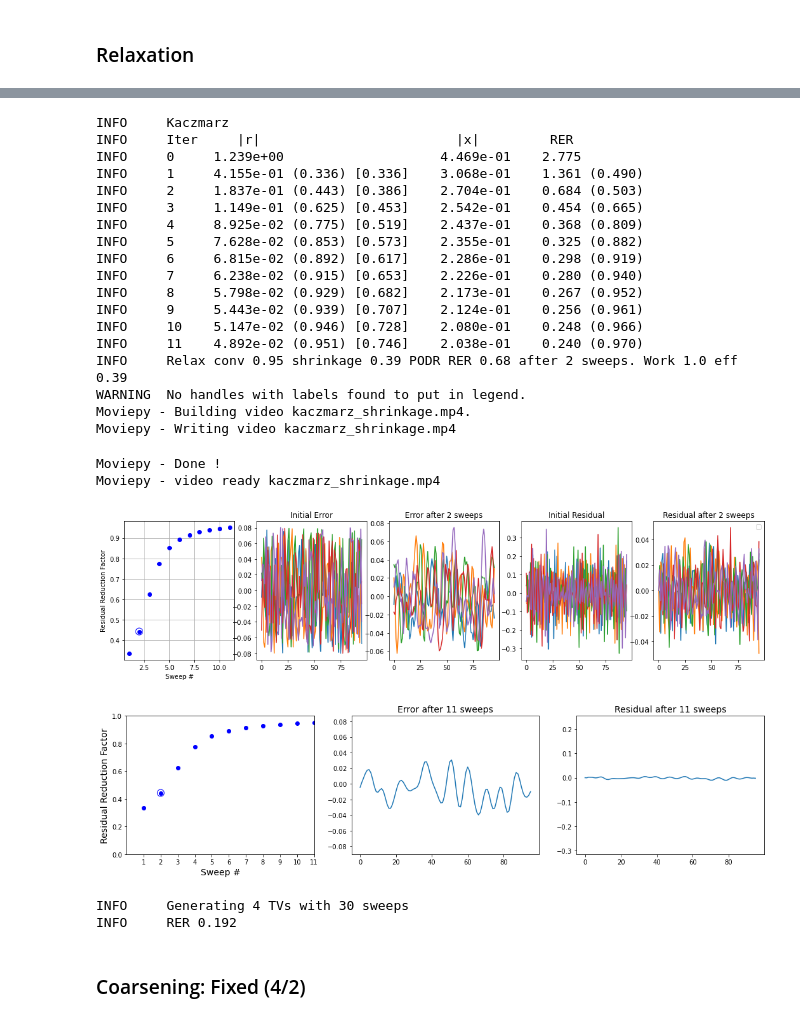
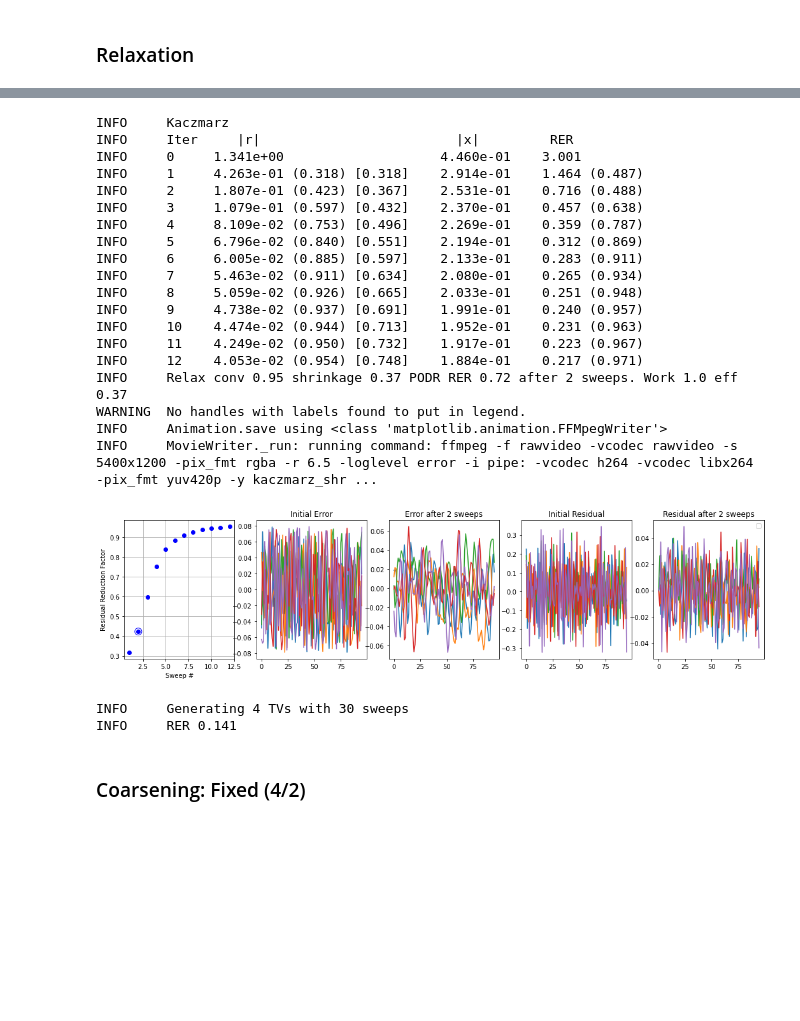
Before and after one commit to 436ahsan/Helmholtz, a Jupyter notebook: notebooks/repetitive/4_2_coarsening_3_level_animation.ipynb, the cells around one changed output, grey strips where cells are left out. Drawn from its saved outputs; the diff is of its cells as text; code cells hidden in the pictures; blank space fills up the shorter version.

```diff
--- a/notebooks/repetitive/4_2_coarsening_3_level_animation.ipynb
+++ b/notebooks/repetitive/4_2_coarsening_3_level_animation.ipynb
@@ -215,54 +168,54 @@ Moviepy - video ready laplace_shrinkage.mp4
 # %%
 kh = helmholtz.analysis.ideal.find_singular_kh(discretization, n)[0]
-
+symmetrize = False # True
 
 # Create fine-level matrix.
 a = hm.linalg.helmholtz_1d_discrete_operator(kh, discretization, n)
 # Use default = Kacmzarz relaxation for kh != 0.
-level = hm.setup.hierarchy.create_finest_level(a,  relaxer=hm.solve.relax.GsRelaxer(a) if kh == 0 else None)
+level = hm.setup.hierarchy.create_finest_level(
+    a,  relaxer=hm.solve.relax.GsRelaxer(a) if kh == 0 else None, symmetrize=symmetrize)
 
 # Initialize hierarchy to 1-level.
 finest = 0
 multilevel = hm.setup.hierarchy.multilevel.Multilevel.create(level)
 
 # 'location' is an array of variable locations at all levels. Used only for interpolation neighbor determination.
 # Finest-level variable ocations are assumed to be [0..n-1], i.e. a domain of size n with meshsize h = 1.
 level.location = np.arange(n)
 
 # TV and TV residual history.
 x_log = []
 r_log = []
 
 method_info = hm.solve.smoothing.check_relax_cycle_shrinkage(
     multilevel, num_levels=1, leeway_factor=leeway_factor, slow_conv_factor=0.95, num_examples=5)
 num_sweeps = method_info["Kaczmarz"][1]
 
 # Generate animation video of Laplace/GS shrinkage.
 info = method_info["Kaczmarz"]
-animate_method_shrinkage(method_info["Kaczmarz"], show=False, save=True, file_name="kaczmarz_shrinkage.mp4")
+animate_method_shrinkage(method_info["Kaczmarz"], show=False, save=True, file_name="kaczmarz_shrinkage.mp4",
+                        duration=2.0)
 # %% [output]
 INFO     Kaczmarz
 INFO     Iter     |r|                         |x|         RER
-INFO     0     1.239e+00                    4.469e-01    2.775
-INFO     1     4.155e-01 (0.336) [0.336]    3.068e-01    1.361 (0.490)
-INFO     2     1.837e-01 (0.443) [0.386]    2.704e-01    0.684 (0.503)
-INFO     3     1.149e-01 (0.625) [0.453]    2.542e-01    0.454 (0.665)
-INFO     4     8.925e-02 (0.775) [0.519]    2.437e-01    0.368 (0.809)
-INFO     5     7.628e-02 (0.853) [0.573]    2.355e-01    0.325 (0.882)
-INFO     6     6.815e-02 (0.892) [0.617]    2.286e-01    0.298 (0.919)
-INFO     7     6.238e-02 (0.915) [0.653]    2.226e-01    0.280 (0.940)
-INFO     8     5.798e-02 (0.929) [0.682]    2.173e-01    0.267 (0.952)
-INFO     9     5.443e-02 (0.939) [0.707]    2.124e-01    0.256 (0.961)
-INFO     10    5.147e-02 (0.946) [0.728]    2.080e-01    0.248 (0.966)
-INFO     11    4.892e-02 (0.951) [0.746]    2.038e-01    0.240 (0.970)
-INFO     Relax conv 0.95 shrinkage 0.39 PODR RER 0.68 after 2 sweeps. Work 1.0 eff 0.39
+INFO     0     1.341e+00                    4.460e-01    3.001
+INFO     1     4.263e-01 (0.318) [0.318]    2.914e-01    1.464 (0.487)
+INFO     2     1.807e-01 (0.423) [0.367]    2.531e-01    0.716 (0.488)
+INFO     3     1.079e-01 (0.597) [0.432]    2.370e-01    0.457 (0.638)
+INFO     4     8.109e-02 (0.753) [0.496]    2.269e-01    0.359 (0.787)
+INFO     5     6.796e-02 (0.840) [0.551]    2.194e-01    0.312 (0.869)
+INFO     6     6.005e-02 (0.885) [0.597]    2.133e-01    0.283 (0.911)
+INFO     7     5.463e-02 (0.911) [0.634]    2.080e-01    0.265 (0.934)
+INFO     8     5.059e-02 (0.926) [0.665]    2.033e-01    0.251 (0.948)
+INFO     9     4.738e-02 (0.937) [0.691]    1.991e-01    0.240 (0.957)
+INFO     10    4.474e-02 (0.944) [0.713]    1.952e-01    0.231 (0.963)
+INFO     11    4.249e-02 (0.950) [0.732]    1.917e-01    0.223 (0.967)
+INFO     12    4.053e-02 (0.954) [0.748]    1.884e-01    0.217 (0.971)
+INFO     Relax conv 0.95 shrinkage 0.37 PODR RER 0.72 after 2 sweeps. Work 1.0 eff 0.37
 WARNING  No handles with labels found to put in legend.
-Moviepy - Building video kaczmarz_shrinkage.mp4.
-Moviepy - Writing video kaczmarz_shrinkage.mp4
+INFO     Animation.save using <class 'matplotlib.animation.FFMpegWriter'>
+INFO     MovieWriter._run: running command: ffmpeg -f rawvideo -vcodec rawvideo -s 5400x1200 -pix_fmt rgba -r 6.5 -loglevel error -i pipe: -vcodec h264 -vcodec libx264 -pix_fmt yuv420p -y kaczmarz_shr ...
-Moviepy - Done !
-Moviepy - video ready kaczmarz_shrinkage.mp4
-[figure, old version]
+[figure, new version]
-[figure, removed]
 # %%
 nu = num_sweeps_on_vectors if num_sweeps_on_vectors is not None else num_sweeps
 # Generate initial test vectors.
@@ -277,7 +230,7 @@ else:
 x_log.append(x)
 # %% [output]
 INFO     Generating 4 TVs with 30 sweeps
-INFO     RER 0.192
+INFO     RER 0.141
 # %% [markdown]
 ### Coarsening: Fixed (4/2)
 # %%
```
Also changed, not shown: parts of 12 cells of this notebook, 4 other files.
